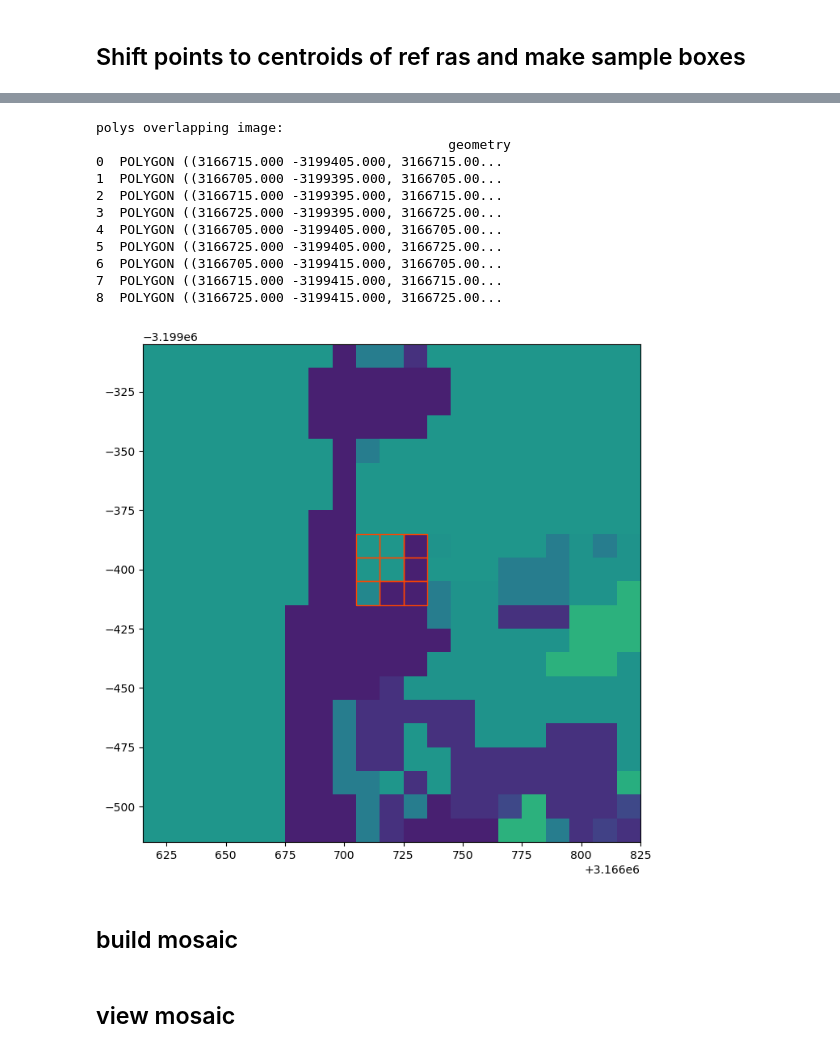
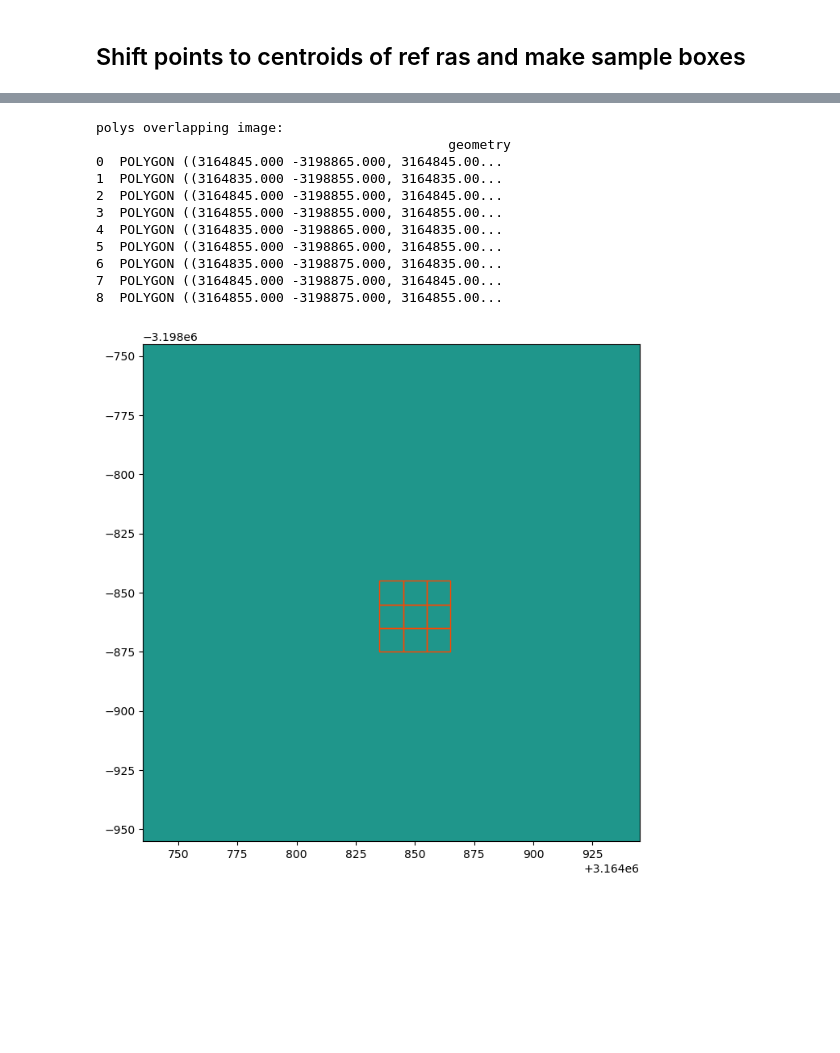
Before and after one commit to klwalker-sb/collectcube, a Jupyter notebook: notebooks/0_Create_sample_pts.ipynb, the cells around one changed output, grey strips where cells are left out. Cells and saved outputs as stored; diff of their text form; code cells hidden in the pictures; blank space fills up the shorter version.

```diff
--- a/notebooks/0_Create_sample_pts.ipynb
+++ b/notebooks/0_Create_sample_pts.ipynb
@@ -58,17 +62,15 @@ boxes = make_pixel_boxes_from_pts(allpts, poly_file_out, res)
 # %%
-zoom = find_poly_on_image(7, ref_ras, boxes)
+zoom = find_poly_on_image(1, ref_ras, boxes)
 # %% [output]
 polys overlapping image:
                                              geometry
-0  POLYGON ((3166715.000 -3199405.000, 3166715.00...
-1  POLYGON ((3166705.000 -3199395.000, 3166705.00...
-2  POLYGON ((3166715.000 -3199395.000, 3166715.00...
-3  POLYGON ((3166725.000 -3199395.000, 3166725.00...
-4  POLYGON ((3166705.000 -3199405.000, 3166705.00...
-5  POLYGON ((3166725.000 -3199405.000, 3166725.00...
-6  POLYGON ((3166705.000 -3199415.000, 3166705.00...
-7  POLYGON ((3166715.000 -3199415.000, 3166715.00...
-8  POLYGON ((3166725.000 -3199415.000, 3166725.00...
+0  POLYGON ((3164845.000 -3198865.000, 3164845.00...
+1  POLYGON ((3164835.000 -3198855.000, 3164835.00...
+2  POLYGON ((3164845.000 -3198855.000, 3164845.00...
+3  POLYGON ((3164855.000 -3198855.000, 3164855.00...
+4  POLYGON ((3164835.000 -3198865.000, 3164835.00...
+5  POLYGON ((3164855.000 -3198865.000, 3164855.00...
+6  POLYGON ((3164835.000 -3198875.000, 3164835.00...
+7  POLYGON ((3164845.000 -3198875.000, 3164845.00...
+8  POLYGON ((3164855.000 -3198875.000, 3164855.00...
-[figure, old version]
+[figure, new version]
-# %% [markdown]
-## build mosaic
@@ -81,2 +76,0 @@ mosaicked = mosaic_cells(cell_list, basic_config['smooth_dir'], 'comp', model, o
-# %% [markdown]
-## view mosaic
```
Also changed, not shown: parts of 9 cells of this notebook, 7 other files.
